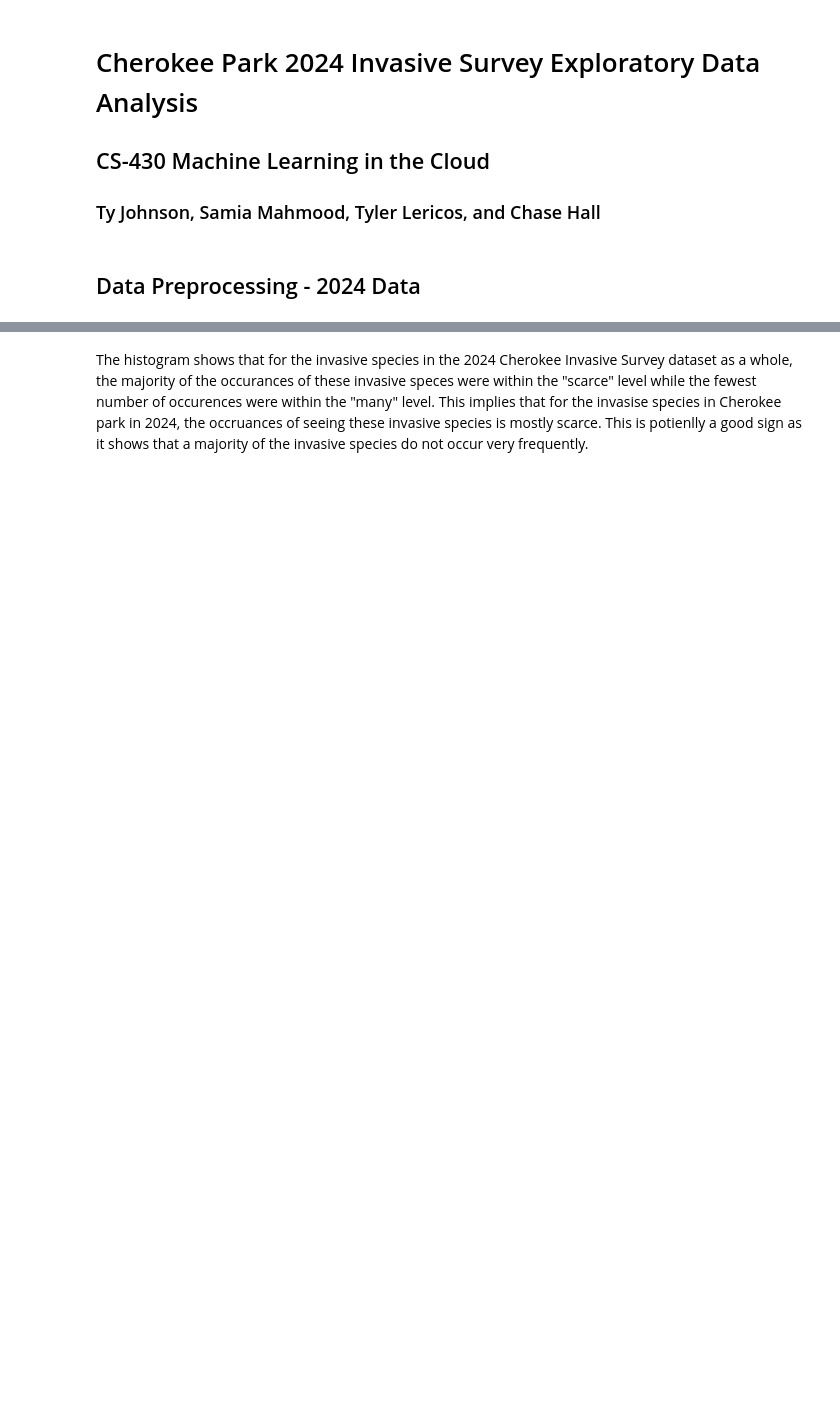
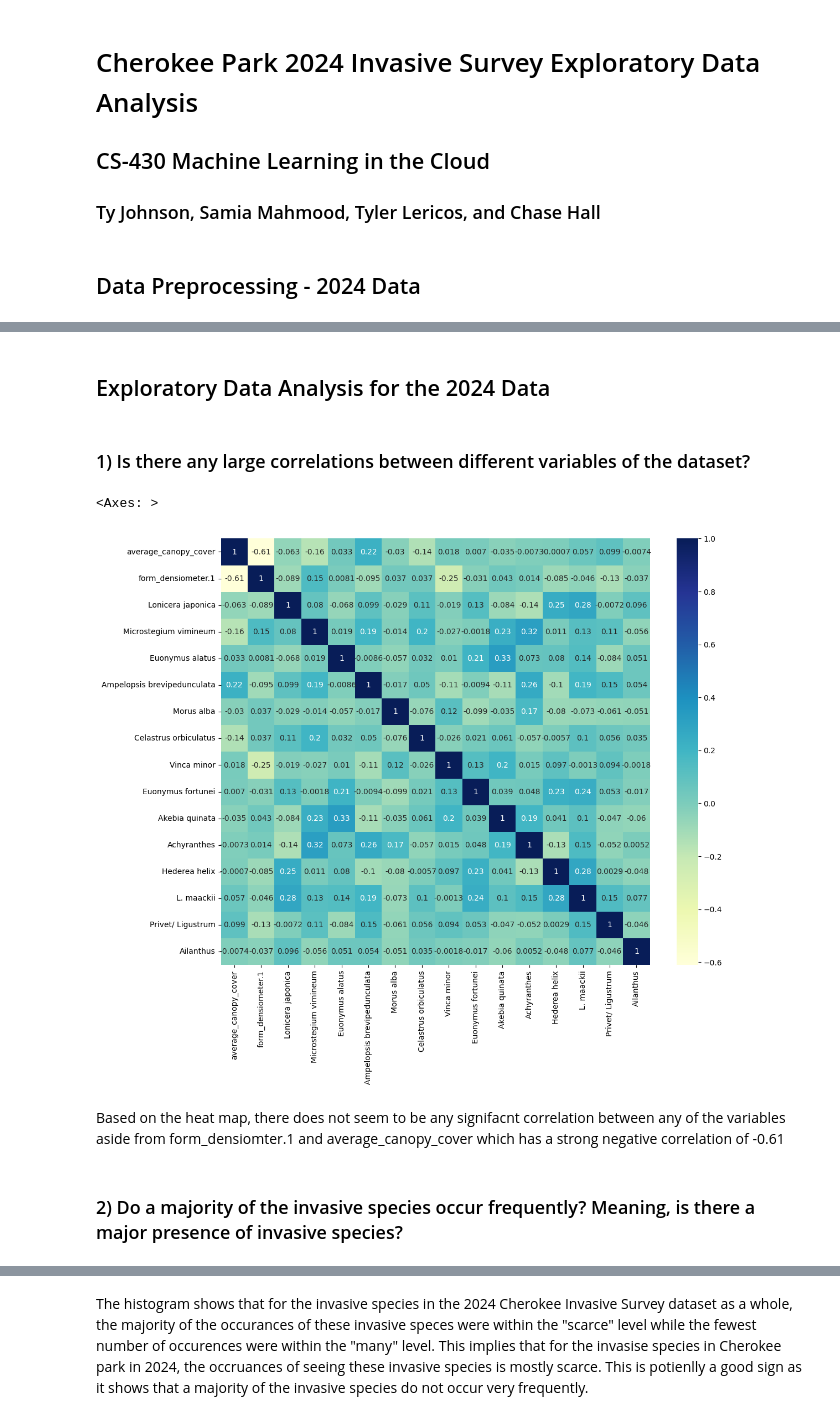
Before and after one commit to Graviton12/CS-430-Group-Project, a Jupyter notebook: 2024_Cherokee_Invasive_Survey_EDA_samia.ipynb, the cells around one changed output, grey strips where cells are left out. Saved outputs shown, nothing was run; the diff lists cells and outputs as text; code cells hidden in the pictures; blank space fills up the shorter version.

```diff
--- a/2024_Cherokee_Invasive_Survey_EDA_samia.ipynb
+++ b/2024_Cherokee_Invasive_Survey_EDA_samia.ipynb
@@ -199,0 +88,3 @@ plt.show()
+# %%
+# renaming columns
+invasive_data_2024 = invasive_data_2024.rename(columns={'Comment':'Trimble_station', 'Calculated using formula in densiometer':'average_canopy_cover', 'Calculated using formula in densiometer.1':'form_densiometer.1'})
@@ -199,0 +102,6 @@ plt.show()
+# %%
+# Removing the word 'Cherokee' from the Trimble station entries that wya it is left with just its number
+invasive_data_2024['Trimble_station'] = invasive_data_2024['Trimble_station'].str.replace('Cherokee', '')
+
+# checking if the entries were changed
+invasive_data_2024.head(5)
@@ -199,0 +116,3 @@ plt.show()
+# %%
+# deleting uneeded columns
+invasive_data_2024 = invasive_data_2024.drop(['Unnamed: 27', 'N', 'E', 'S', 'W', 'Canopy gap and/or downed trees present', 'SUM', 'Canopy', 'Understory', 'Dioscorea polystachya'], axis=1)
@@ -199,0 +143,3 @@ plt.show()
+# %%
+#filling out missing values for all columns with 0
+invasive_data_2024.fillna(0, inplace=True)
@@ -199,0 +168,18 @@ plt.show()
+# %% [markdown]
+## Exploratory Data Analysis for the 2024 Data
+# %% [markdown]
+### 1) Is there any large correlations between different variables of the dataset?
+# %%
+# checking for any correlations between the variables in the dataset
+# creating a correlation heat map for all the numerical variables without the Fallopia Japonica species since it has entries of zero.
+new_invasive_data_2024 = invasive_data_2024.drop(['Fallopia japonica'], axis=1)
+plt.figure(figsize=(12.5, 10))
+correlation_matrix = new_invasive_data_2024.select_dtypes(include=[np.number]).corr()
+sns.heatmap(correlation_matrix, annot=True, cmap='YlGnBu')
+# %% [output]
+<Axes: >
+[figure, added]
+# %% [markdown]
+Based on the heat map, there does not seem to be any signifacnt correlation between any of the variables aside from form_densiomter.1 and average_canopy_cover which has a strong negative correlation of -0.61
+# %% [markdown]
+### 2) Do a majority of the invasive species occur frequently? Meaning, is there a major presence of invasive species?
```
Also changed, not shown: parts of 34 cells of this notebook.
